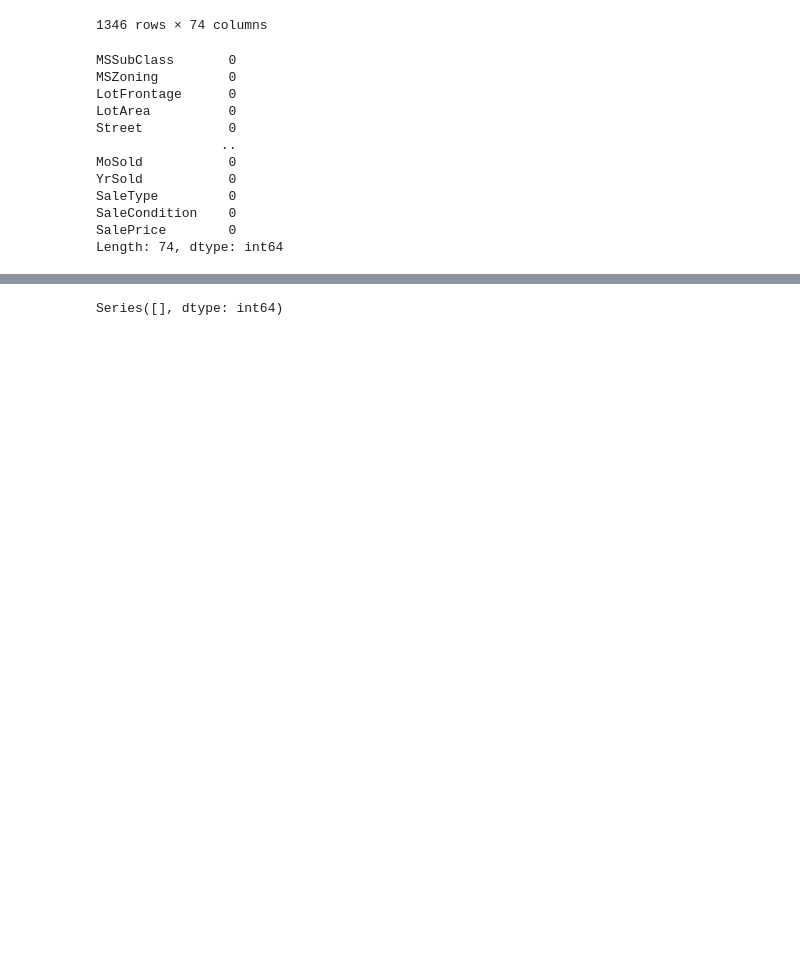
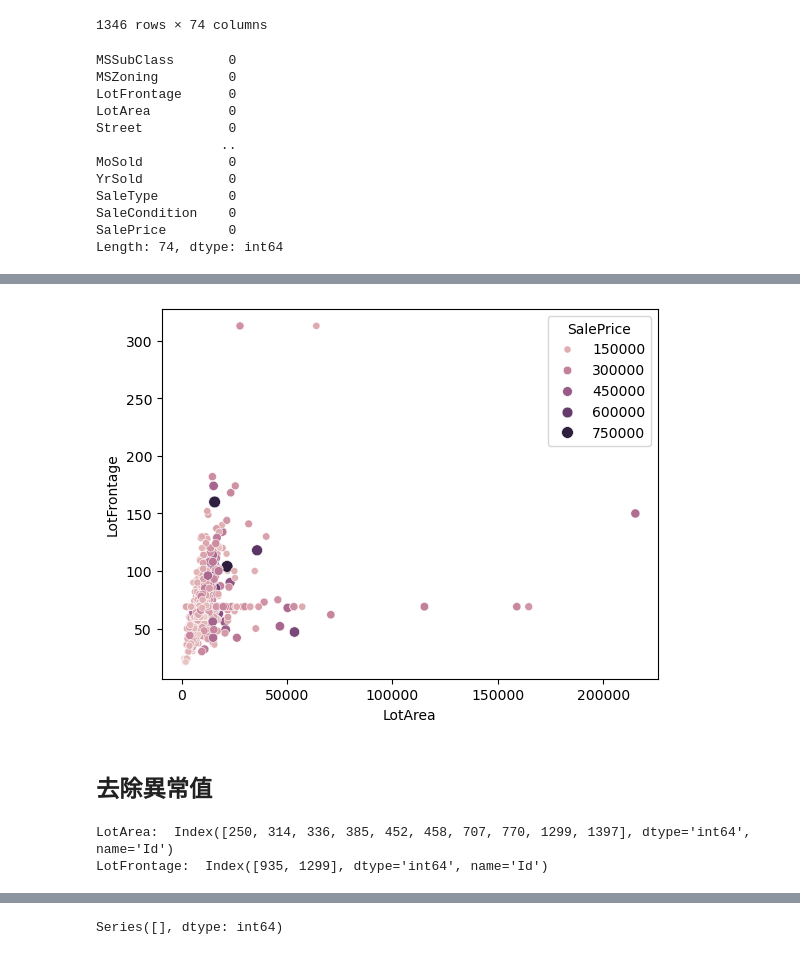
Before and after one commit to jajye/house-prices-advanced-regression-techniques, a Jupyter notebook: house-price-prediction.ipynb, the cells around one changed output, grey strips where cells are left out. Cells and saved outputs as stored; diff of their text form; code cells hidden in the pictures; blank space fills up the shorter version.

```diff
--- a/house-price-prediction.ipynb
+++ b/house-price-prediction.ipynb
@@ -268,0 +262,7 @@ df3.head()
+# %%
+from sklearn.preprocessing import LabelEncoder
+le = LabelEncoder()
+for c in list(df2.select_dtypes(include=["object"]).keys()):
+    if df2[c].dtype == 'object':
+        df2[c] = le.fit_transform(df2[c])
+df2
@@ -268,0 +284,15 @@ df3.head()
+# %%
+sns.scatterplot(df2,x='LotArea',y='LotFrontage',hue='SalePrice', size="SalePrice")
+plt.xlabel('LotArea')
+plt.ylabel('LotFrontage')
+plt.show()
+# %% [output]
+[figure, added]
+# %% [markdown]
+## 去除異常值
+# %%
+print('LotArea: ',df2[df2['LotArea'] > 53000].index)
+print('LotFrontage: ',df2[df2['LotFrontage'] > 200].index)
+# %% [output]
+LotArea:  Index([250, 314, 336, 385, 452, 458, 707, 770, 1299, 1397], dtype='int64', name='Id')
+LotFrontage:  Index([935, 1299], dtype='int64', name='Id')
```
Also changed, not shown: parts of 23 cells of this notebook, 2 other files.
